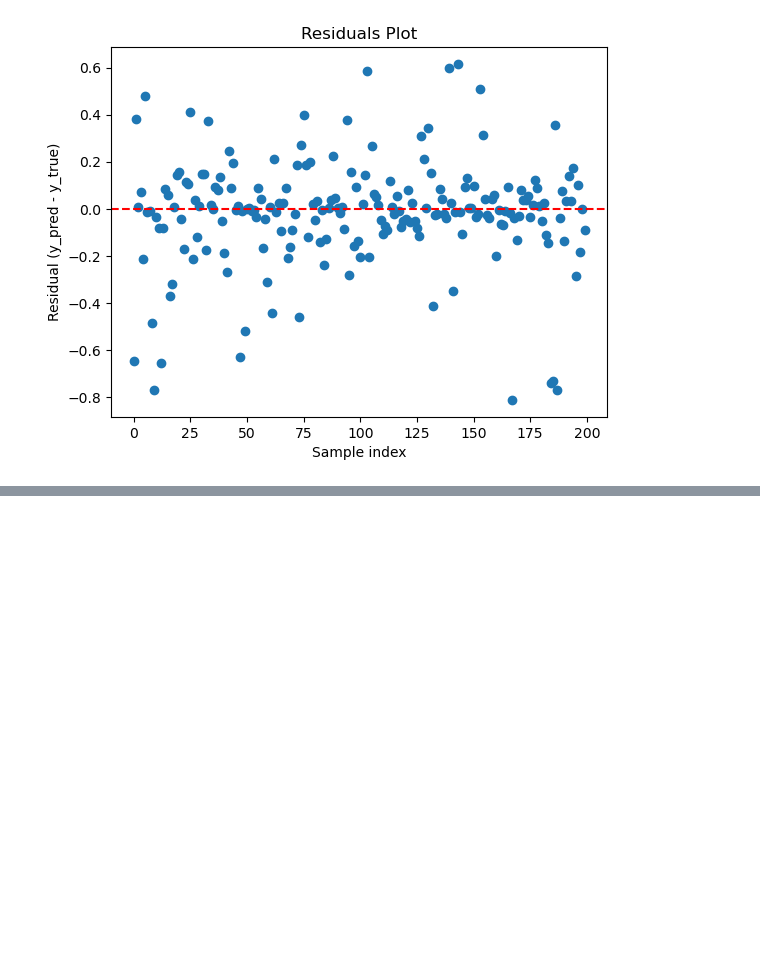
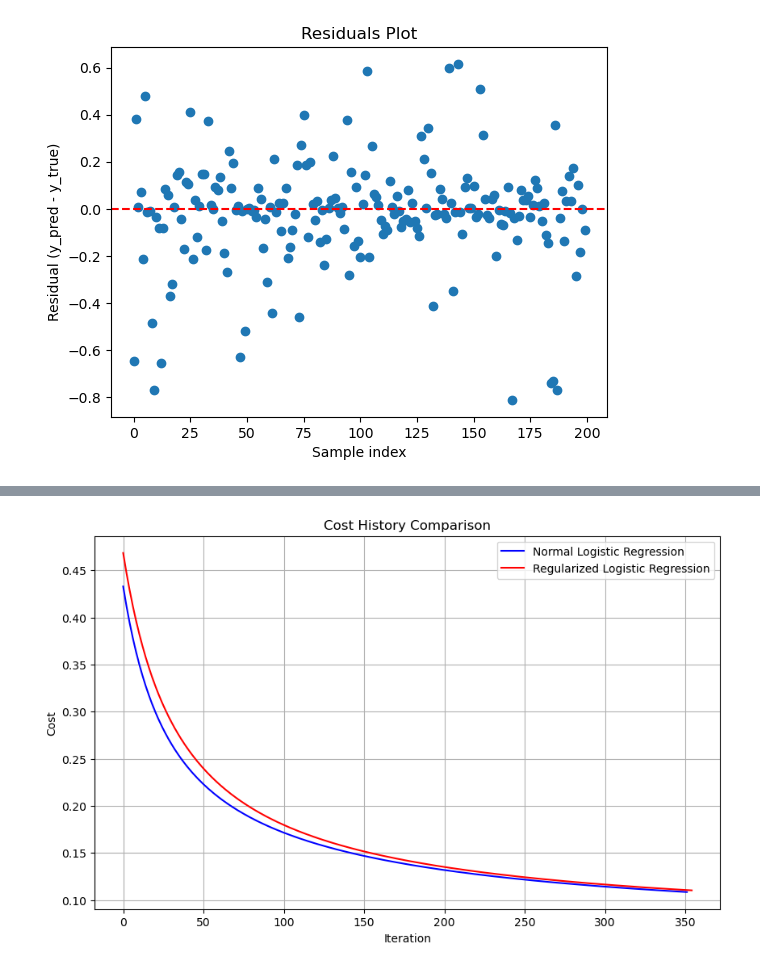
Before and after one commit to Proenca13/AI_Logistic-Linear_Regression, a Jupyter notebook: model_validation.ipynb, the cells around one changed output, grey strips where cells are left out. Saved outputs shown, nothing was run; the diff lists cells and outputs as text; code cells hidden in the pictures; blank space fills up the shorter version.

```diff
--- a/model_validation.ipynb
+++ b/model_validation.ipynb
@@ -617,0 +693,28 @@ plt.show()
+# %%
+# Train normal model on easy dataset
+threshold = 0.5
+
+normal_model_easy = LogisticRegression(learning_rate=0.1, iterations=1000, lambda_=0)
+normal_model_easy.fit(X_train_easy, y_train_easy)
+y_pred_normal_easy = normal_model_easy.predict(X_test_easy)
+y_pred_normal_easy_class = (y_pred_normal_easy > threshold).astype(int)
+
+print("Normal Model Predictions (probabilities) :", y_pred_normal_easy[:5])
+print("Normal Model Predictions (classes)       :", y_pred_normal_easy_class[:5])
+print("True labels                              :", y_test_easy[:5], "\n")
+
+# Train regularized model on easy dataset
+regularized_model_easy = LogisticRegression(learning_rate=0.1, iterations=1000, lambda_=0.1)
+regularized_model_easy.fit(X_train_easy, y_train_easy)
+y_pred_regularized_easy = regularized_model_easy.predict(X_test_easy)
+y_pred_regularized_easy_class = (y_pred_regularized_easy > threshold).astype(int)
+
+print("Regularized Model Predictions (probabilities) :", y_pred_regularized_easy[:5])
+print("Regularized Model Predictions (classes)       :", y_pred_regularized_easy_class[:5])
+print("True labels                                   :", y_test_easy[:5], "\n")
+
+# Compare weights and bias
+print(f"Normal weights       : {normal_model_easy.weights}")
+print(f"Regularized weights  : {regularized_model_easy.weights}\n")
+print(f"Normal bias          : {normal_model_easy.bias}")
+print(f"Regularized bias     : {regularized_model_easy.bias}")
@@ -617,0 +765,16 @@ plt.show()
+# %%
+## Compare Cost History
+cost_normal = normal_model_easy.cost_history
+cost_regularized = regularized_model_easy.cost_history
+
+plt.figure(figsize=(10,6))
+plt.plot(cost_normal, label="Normal Logistic Regression", color='blue')
+plt.plot(cost_regularized, label="Regularized Logistic Regression", color='red')
+plt.xlabel("Iteration")
+plt.ylabel("Cost")
+plt.title("Cost History Comparison")
+plt.legend()
+plt.grid(True)
+plt.show()
+# %% [output]
+[figure, added]
```
Also changed, not shown: parts of 11 cells of this notebook.
